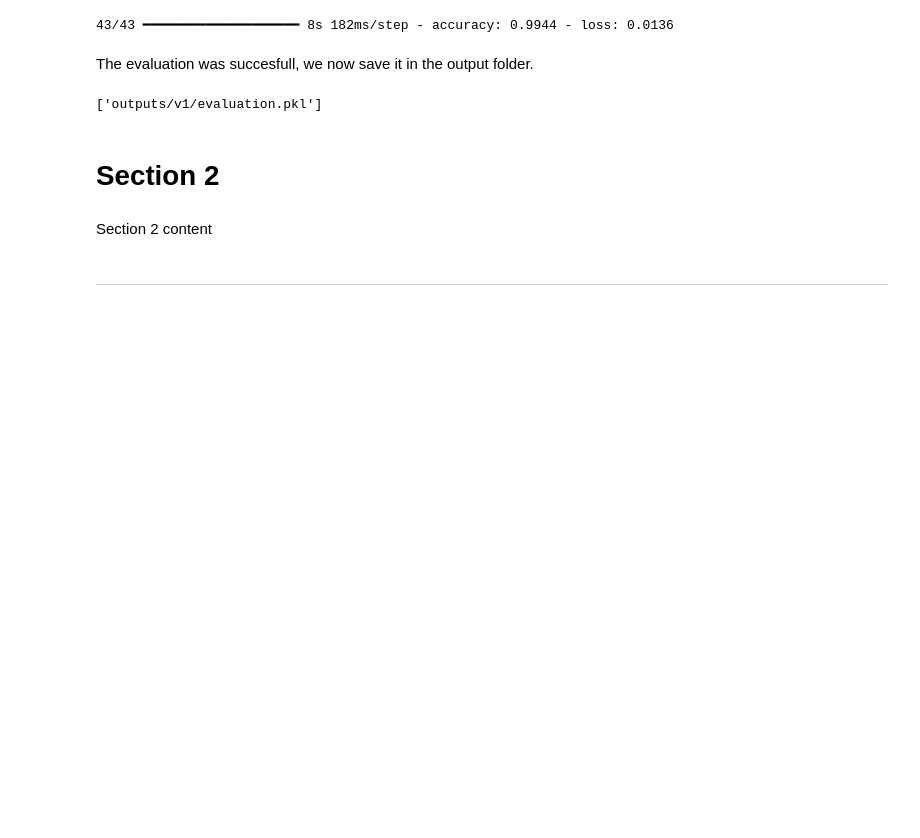
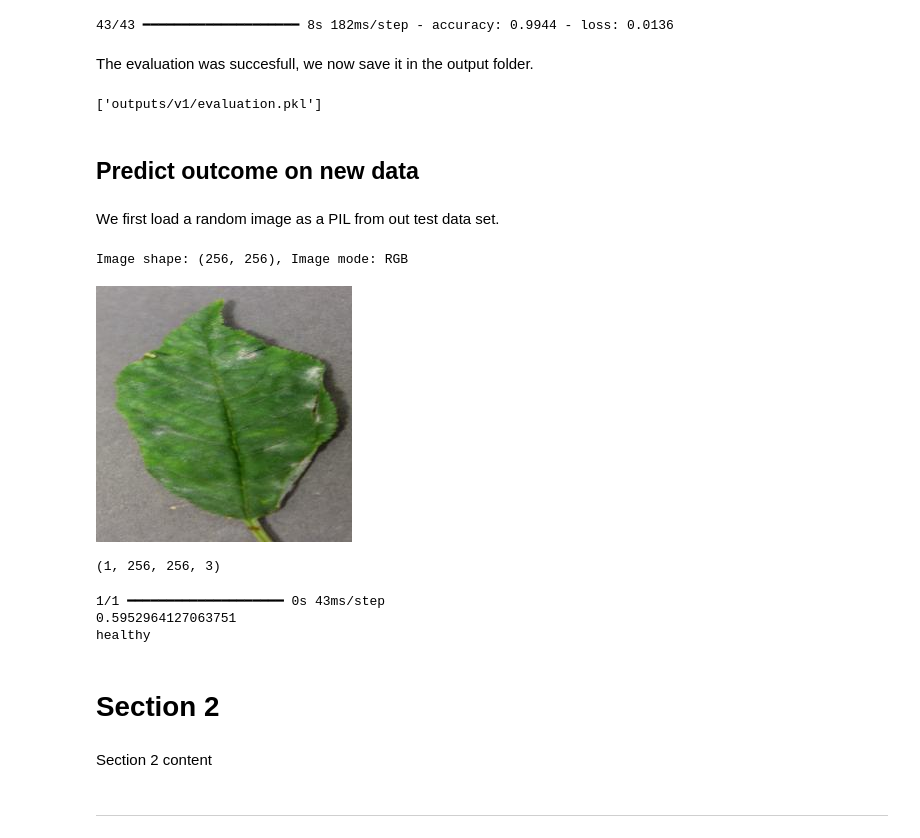
Before and after one commit to Xakkusu/PP5-mildew-detection, a Jupyter notebook: jupyter_notebooks/03_Modelling and Evaluating.ipynb, the cells around one changed output. Drawn from its saved outputs; the diff is of its cells as text; code cells hidden in the pictures; blank space fills up the shorter version.

```diff
--- a/jupyter_notebooks/03_Modelling and Evaluating.ipynb
+++ b/jupyter_notebooks/03_Modelling and Evaluating.ipynb
@@ -522,6 +522,46 @@ joblib.dump(value=evaluation,
             filename=f"outputs/v1/evaluation.pkl")
 # %% [output]
 ['outputs/v1/evaluation.pkl']
+# %% [markdown]
+## Predict outcome on new data
+# %% [markdown]
+We first load a random image as a PIL from out test data set.
+# %%
+# code for Data Visualization and its functions were adapted and taken from Walkthrough Project 01 Malaria Detector
+
+from tensorflow.keras.preprocessing import image
+
+pointer = 217
+label = labels[1]  # select 0 for healthy or 1 for mildew infected image
+
+pil_image = image.load_img(test_path + '/' + label + '/' + os.listdir(test_path+'/' + label)[pointer],
+                           target_size=image_shape, color_mode='rgb')
+print(f'Image shape: {pil_image.size}, Image mode: {pil_image.mode}')
+pil_image
+# %% [output]
+Image shape: (256, 256), Image mode: RGB
+[figure, added]
+# %%
+my_image = image.img_to_array(pil_image)
+my_image = np.expand_dims(my_image, axis=0)/255
+print(my_image.shape)
+# %% [output]
+(1, 256, 256, 3)
+# %%
+pred_proba = model.predict(my_image)[0, 0]
+
+target_map = {v: k for k, v in train_set.class_indices.items()}
+pred_class = target_map[pred_proba > 0.5]
+
+if pred_class == target_map[0]:
+    pred_proba = 1 - pred_proba
+
+print(pred_proba)
+print(pred_class)
+# %% [output]
+1/1 ━━━━━━━━━━━━━━━━━━━━ 0s 43ms/step
+0.5952964127063751
+healthy
 # %% [markdown]
 # Section 2
 # %% [markdown]
```
